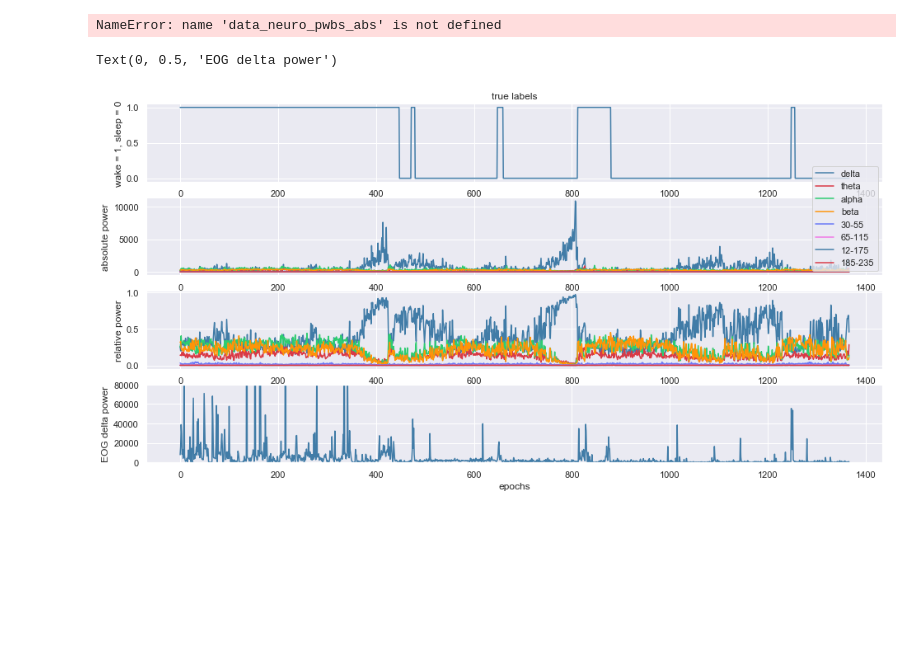
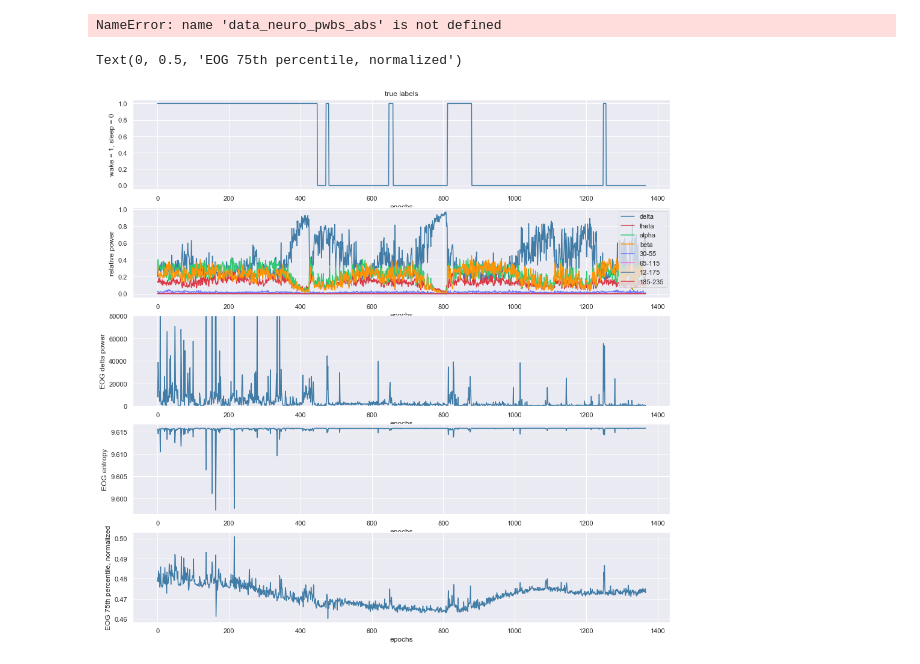
Before and after one commit to sunh20/SleepClass, a Jupyter notebook: notebooks/get_rel_pwb.ipynb, the cells around one changed output. Cells and saved outputs as stored; diff of their text form; code cells hidden in the pictures; blank space fills up the shorter version.

```diff
--- a/notebooks/get_rel_pwb.ipynb
+++ b/notebooks/get_rel_pwb.ipynb
@@ -61,8 +61,14 @@ n_epochs = int(np.floor(len(data_neuro)/fs/30))
 data_neuro_cut = data_neuro[:n_epochs*30*fs,:].T # round to nearest 30-s
 data_neuro_ep = np.reshape(data_neuro_cut,(63, -1, 30*fs))
 
+# add normalized eog signal [0,1]
+data_eog_norm = (data_eog - np.min(data_eog)) / (np.max(data_eog) - np.min(data_eog))
+
 data_eog_cut = data_eog[:n_epochs*30*fs] # round to nearest 30-s
 data_eog_ep = np.reshape(data_eog_cut,(-1, 30*fs))
+
+data_eog_cut = data_eog_norm[:n_epochs*30*fs] # round to nearest 30-s
+data_eog_norm_ep = np.reshape(data_eog_cut,(-1, 30*fs))
 
 # cut labels
 data_labels_ep = np.zeros(n_epochs)
@@ -126,13 +160,25 @@ abs power in band:  7940.858750431564
 # %%
+# extracing EOG features
+
 data_eog_delta = np.zeros(n_epochs)
+data_eog_entropy = np.zeros(n_epochs)
+data_eog_75p = np.zeros(n_epochs)
 
 for ep in tqdm(range(n_epochs)):
     sig = data_eog_ep[ep,:]
+    sig_norm = data_eog_norm_ep[ep,:]
 
+    # delta band
     low = 0.1
     high = 2
 
     data_eog_delta[ep] = np.square(filt.flex_filter(sig, fs, f_cut=low, f_cut2=high, btype='bandpass', order=6)).mean()
+
+    # entropy
+    data_eog_entropy[ep] = sp.stats.entropy(sig_norm)
+
+    # 75th percentile - normalized
+    data_eog_75p[ep] = sp.stats.scoreatpercentile(sig_norm,75)
 # %%
 # filter all epochs
 
@@ -165,32 +211,42 @@ sum_pwb = data_neuro_pwb_abs.sum(2)
 for i in range(8):
     data_neuro_pwb_rel[:,:,i] = data_neuro_pwb_abs[:,:,i] / sum_pwb
 # %%
-plt.figure(figsize=[16,8])
-plt.subplot(4,1,1)
+plt.figure(figsize=[16,16])
+plt.subplot(5,1,1)
 plt.plot(data_labels_ep)
 plt.xlabel('epochs')
 plt.ylabel('wake = 1, sleep = 0')
 plt.title('true labels')
 
-plt.subplot(4,1,2)
-plt.plot(data_neuro_pwb_abs[0,:,:])
-plt.xlabel('epochs')
-plt.ylabel('absolute power')
-plt.legend(['delta','theta','alpha','beta','30-55','65-115','12-175','185-235'])
+# plt.subplot(4,1,2)
+# plt.plot(data_neuro_pwb_abs[0,:,:])
+# plt.xlabel('epochs')
+# plt.ylabel('absolute power')
 
-plt.subplot(4,1,3)
+plt.subplot(5,1,2)
 plt.plot(data_neuro_pwb_rel[0,:,:])
 plt.xlabel('epochs')
 plt.ylabel('relative power')
+plt.legend(['delta','theta','alpha','beta','30-55','65-115','12-175','185-235'])
 
-plt.subplot(4,1,4)
+plt.subplot(5,1,3)
 plt.plot(data_eog_delta)
 plt.ylim([0,80000])
 plt.xlabel('epochs')
 plt.ylabel('EOG delta power')
+
+plt.subplot(5,1,4)
+plt.plot(data_eog_entropy)
+plt.xlabel('epochs')
+plt.ylabel('EOG entropy')
+
+plt.subplot(5,1,5)
+plt.plot(data_eog_75p)
+plt.xlabel('epochs')
+plt.ylabel('EOG 75th percentile, normalized')
 # %% [output]
-Text(0, 0.5, 'EOG delta power')
+Text(0, 0.5, 'EOG 75th percentile, normalized')
-[figure, old version]
+[figure, new version]
 # %%
 import scipy.io as sio
 
```
Also changed, not shown: parts of 3 cells of this notebook.
